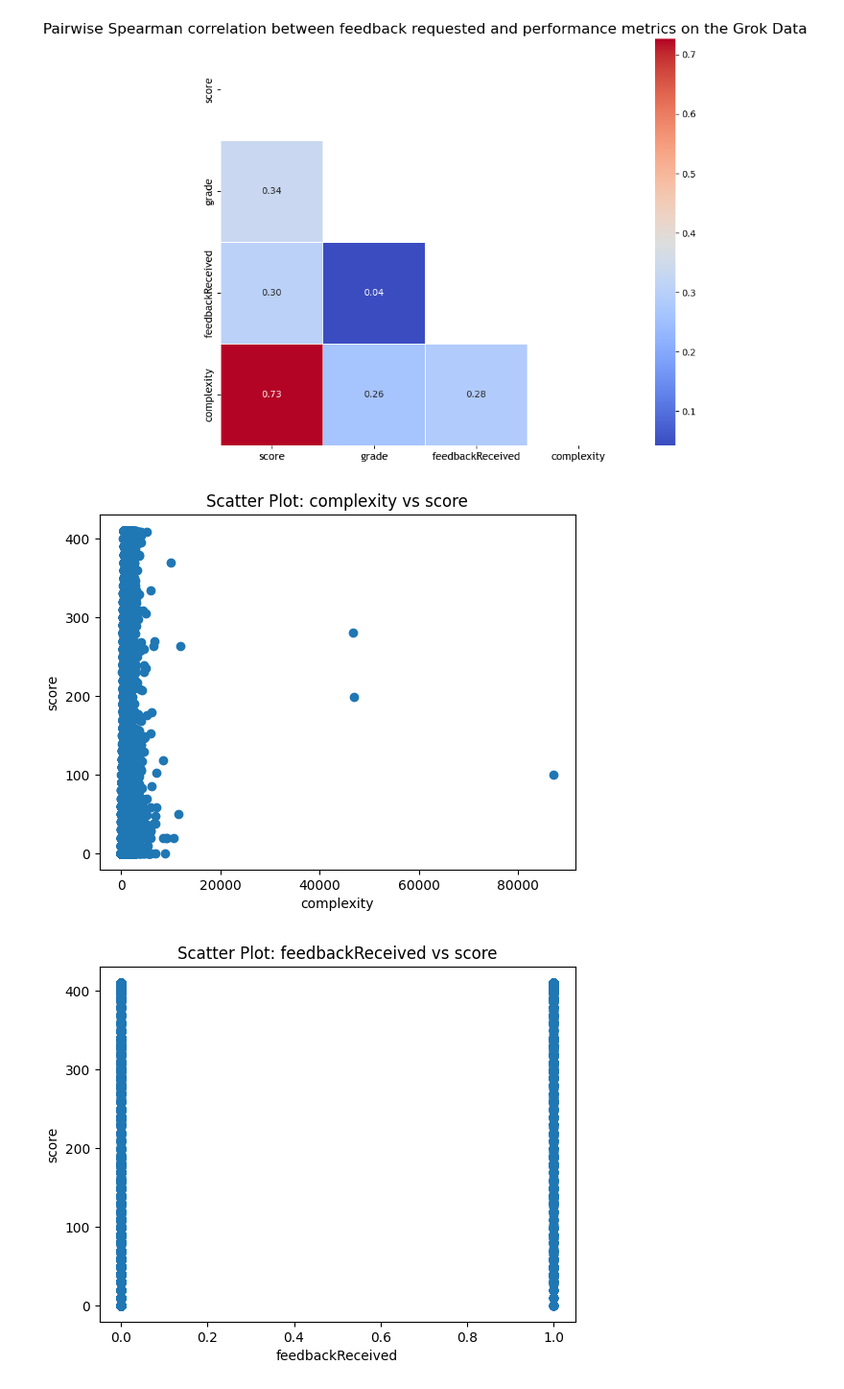
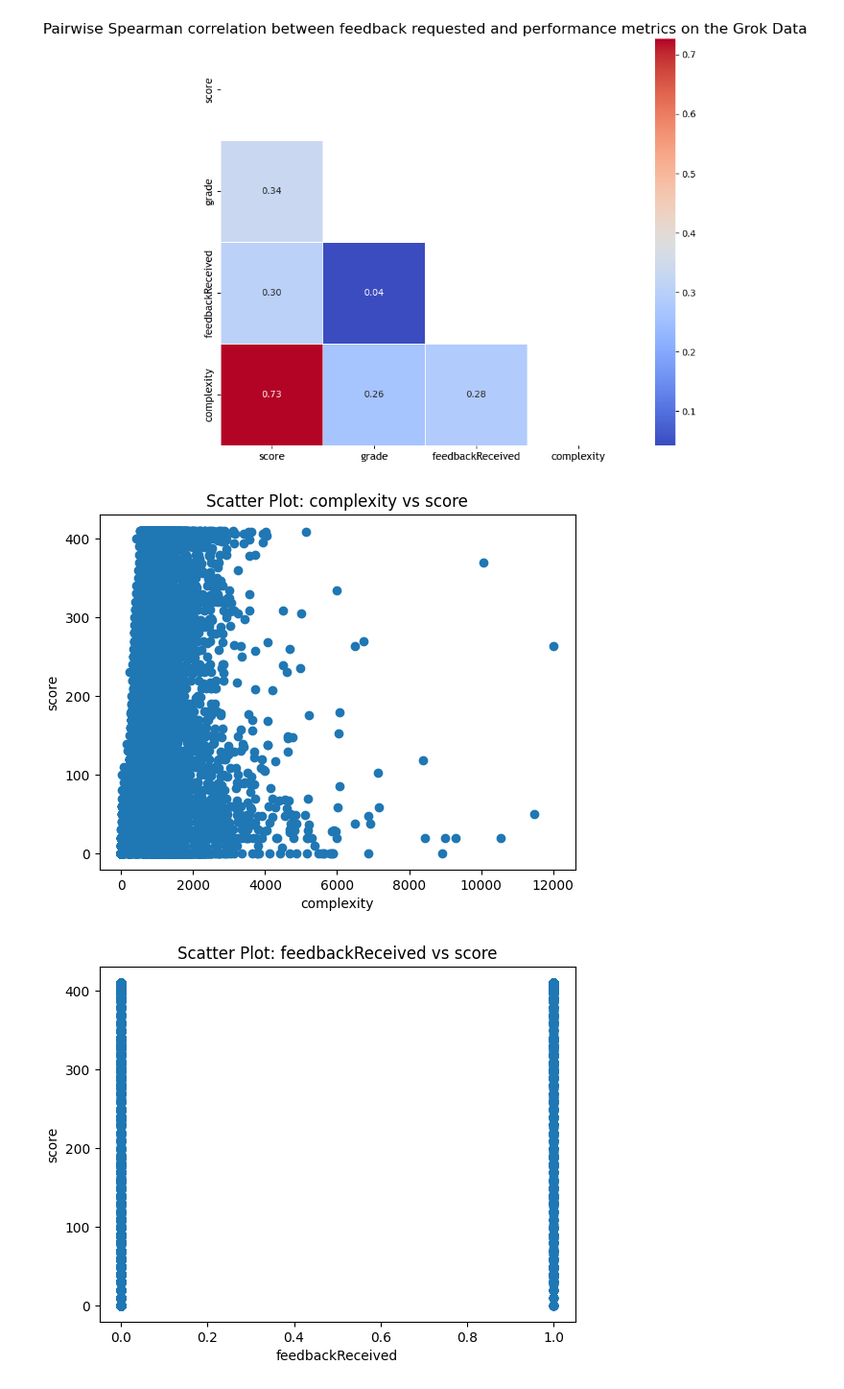
Before and after one commit to samchen0508/747-A2-data, a Jupyter notebook: results_2.ipynb, the cells around one changed output. Shown at 96% size. Drawn from its saved outputs; the diff is of its cells as text; code cells hidden in the pictures.

```diff
--- a/results_2.ipynb
+++ b/results_2.ipynb
@@ -185,23 +185,24 @@ plt.show()
 [figure]
 # %%
 # --------------------- RQ_2 Starts Here ---------------------
+rq2_data = reduced[reduced['complexity'] < 20000]
 
 import matplotlib.pyplot as plt
 
 x_name = 'complexity'
 y_name = 'score'
 
 # Assuming your DataFrame is named "df"
-x = reduced[x_name]
-y = reduced[y_name]
+x = rq2_data[x_name]
+y = rq2_data[y_name]
 
 plt.scatter(x, y)
 plt.xlabel(x_name)
 plt.ylabel(y_name)
 plt.title('Scatter Plot: {} vs {}'.format(x_name, y_name))
 plt.show()
 # %% [output]
-[figure, old version]
+[figure, new version]
 # %%
 # RQ2
 import matplotlib.pyplot as plt
```
Also changed, not shown: parts of 7 cells of this notebook.
